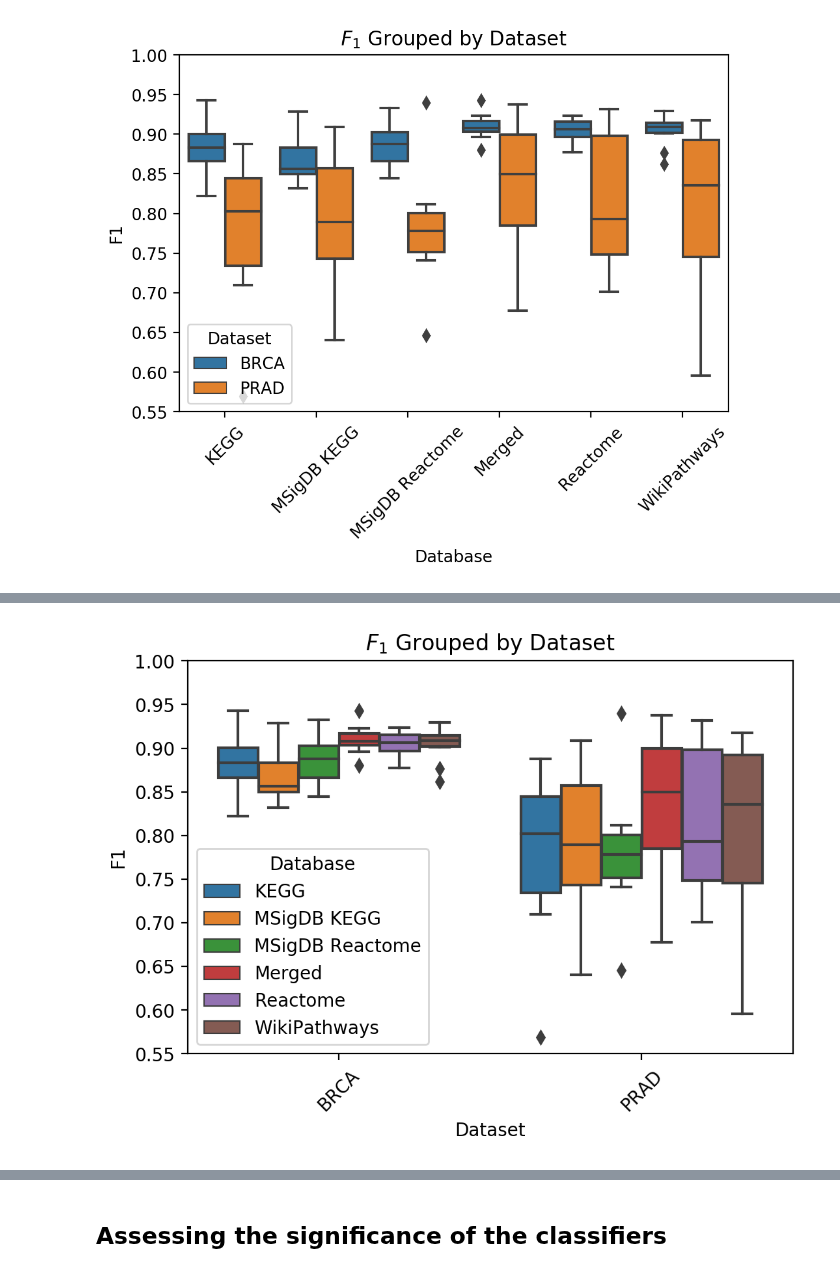
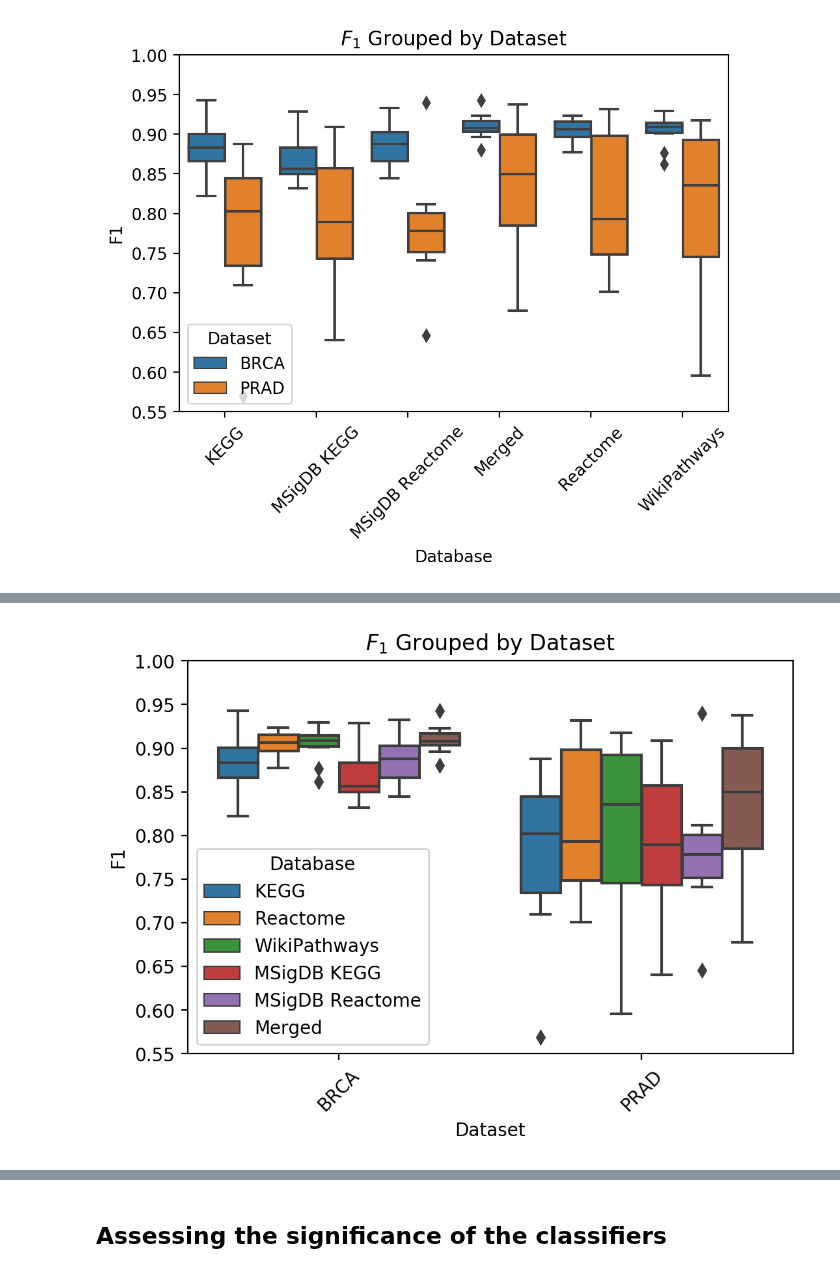
Before and after one commit to pathwayforte/results, a Jupyter notebook: notebooks/evaluation/Plot Evaluation of Subtype Classification.ipynb, the cells around one changed output, grey strips where cells are left out. Cells and saved outputs as stored; diff of their text form; code cells hidden in the pictures.

```diff
--- a/notebooks/evaluation/Plot Evaluation of Subtype Classification.ipynb
+++ b/notebooks/evaluation/Plot Evaluation of Subtype Classification.ipynb
@@ -85,17 +86,18 @@ plt.show()
 # %%
 ax = sns.boxplot(
     y='F1',
     x='Dataset',
     hue='Database',
     data=f1_df,
+    hue_order=['KEGG', 'Reactome', 'WikiPathways', 'MSigDB KEGG', 'MSigDB Reactome', 'Merged'],
 )
 
 ax.set_xticklabels(ax.get_xticklabels(), rotation=45)
 ax.set_ylim([0.55,1])
 plt.title('$F_1$ Grouped by Dataset')
 plt.show()
 # %% [output]
-[figure, old version]
+[figure, new version]
 # %%
 fig = plt.figure(figsize=(10, 6))
 
```
Also changed, not shown: parts of 5 cells of this notebook, 2 other files.
